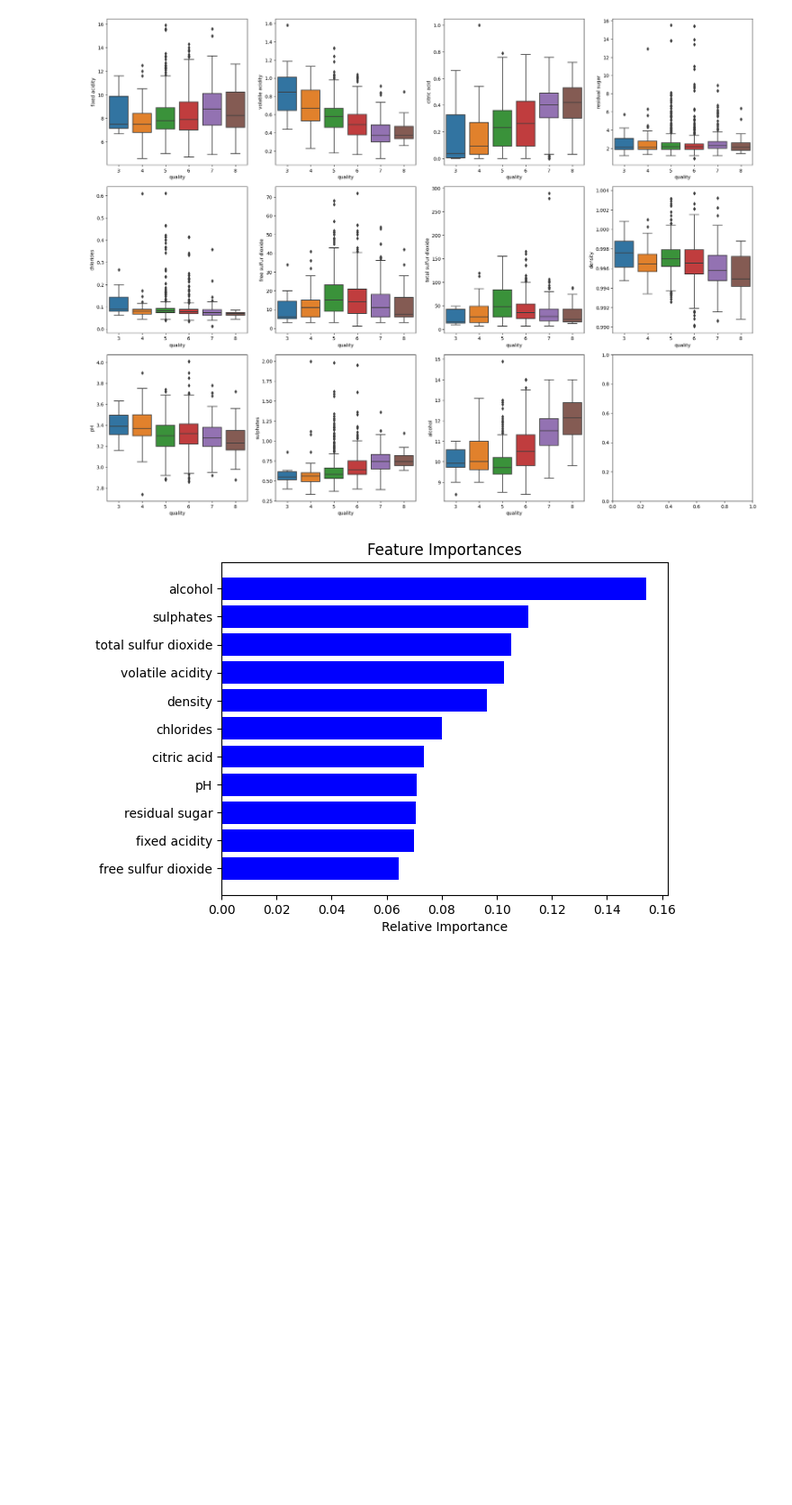
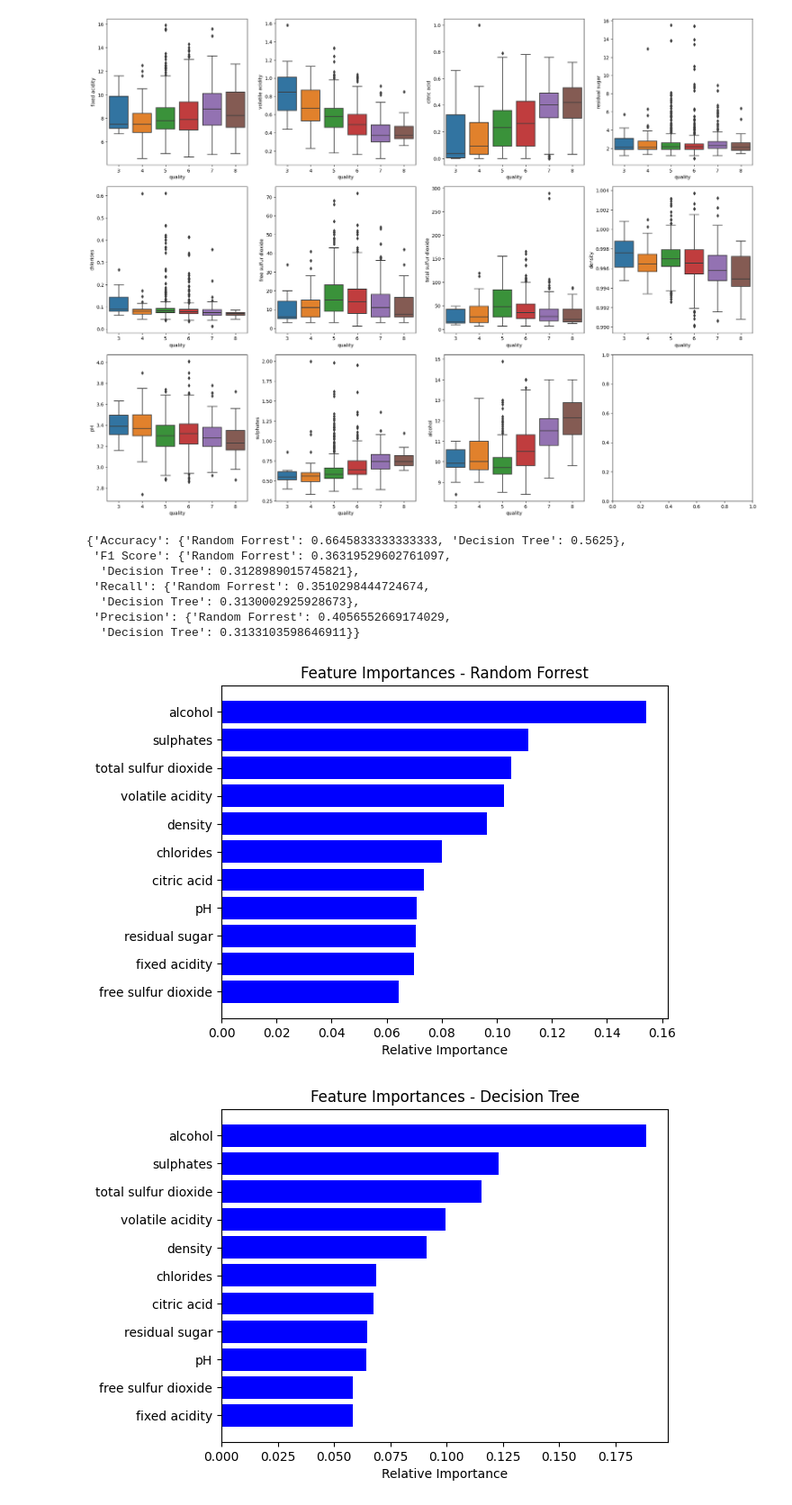
Before and after one commit to elsunais6167/assessment2, a Jupyter notebook: wine+quality/wine_quality.ipynb, the cells around one changed output. Shown at 90% size. Saved outputs shown, nothing was run; the diff lists cells and outputs as text; code cells hidden in the pictures; blank space fills up the shorter version.

```diff
--- a/wine+quality/wine_quality.ipynb
+++ b/wine+quality/wine_quality.ipynb
@@ -88,8 +87,12 @@ is_categorical_dtype is deprecated and will be removed in a future version. Use
 import numpy as np
 from sklearn.model_selection import train_test_split
 from sklearn.preprocessing import StandardScaler
+
+from sklearn.tree import DecisionTreeClassifier
+from sklearn.naive_bayes import GaussianNB
+from sklearn.svm import SVC
 from sklearn.ensemble import RandomForestClassifier
-from sklearn.metrics import accuracy_score
+from sklearn.metrics import accuracy_score, f1_score, recall_score, precision_score
 
 X = data.drop('quality', axis=1)
 y = data['quality']
@@ -102,27 +105,56 @@ scaler = StandardScaler()
 X_train_scaled = scaler.fit_transform(X_train)
 X_test_scaled = scaler.transform(X_test)
 
-# Initialize the model
-rf = RandomForestClassifier(n_estimators=100, random_state=42)
+# Evaluate models
+models = {
+    "Random Forrest": RandomForestClassifier(n_estimators=100, random_state=42),
+    "Decision Tree": DecisionTreeClassifier(),
+}
 
-# Train the model
-rf.fit(X_train_scaled, y_train)
+# Initialize dictionary to store evaluation metrics
+metrics = {
+    "Accuracy": {},
+    "F1 Score": {},
+    "Recall": {},
+    "Precision": {}
+}
 
-# Predict on the test set
-y_pred = rf.predict(X_test_scaled)
+# Train and evaluate each model
+for name, model in models.items():
+    model.fit(X_train_scaled, y_train)
+    y_pred = model.predict(X_test_scaled)
 
-# Calculate the accuracy
-accuracy = accuracy_score(y_test, y_pred)
+    # Calculate metrics
+    metrics["Accuracy"][name] = accuracy_score(y_test, y_pred)
+    metrics["F1 Score"][name] = f1_score(y_test, y_pred, average="macro")
+    metrics["Recall"][name] = recall_score(y_test, y_pred, average="macro")
+    metrics["Precision"][name] = precision_score(y_test, y_pred, average="macro", zero_division=0)
 
-# Get feature importances
-importances = rf.feature_importances_
-
-# Plot feature importances
-indices = np.argsort(importances)
-plt.title('Feature Importances')
-plt.barh(range(len(indices)), importances[indices], color='b', align='center')
-plt.yticks(range(len(indices)), [data.columns[i] for i in indices])
-plt.xlabel('Relative Importance')
-plt.show()
+metrics
 # %% [output]
-[figure, removed]
+{'Accuracy': {'Random Forrest': 0.6645833333333333, 'Decision Tree': 0.5625},
+ 'F1 Score': {'Random Forrest': 0.36319529602761097,
+  'Decision Tree': 0.3128989015745821},
+ 'Recall': {'Random Forrest': 0.3510298444724674,
+  'Decision Tree': 0.3130002925928673},
+ 'Precision': {'Random Forrest': 0.4056552669174029,
+  'Decision Tree': 0.3133103598646911}}
+# %%
+for name, model in models.items():
+    model.fit(X_train_scaled, y_train)
+    y_pred = model.predict(X_test_scaled)
+
+
+    # Get feature importances
+    importances = model.feature_importances_
+
+    # Plot feature importances
+    indices = np.argsort(importances)
+    plt.title(f'Feature Importances - {name}')
+    plt.barh(range(len(indices)), importances[indices], color='b', align='center')
+    plt.yticks(range(len(indices)), [data.columns[i] for i in indices])
+    plt.xlabel('Relative Importance')
+    plt.show()
+# %% [output]
+[figure, added]
+[figure, added]
```
Also changed, not shown: parts of 2 cells of this notebook.
